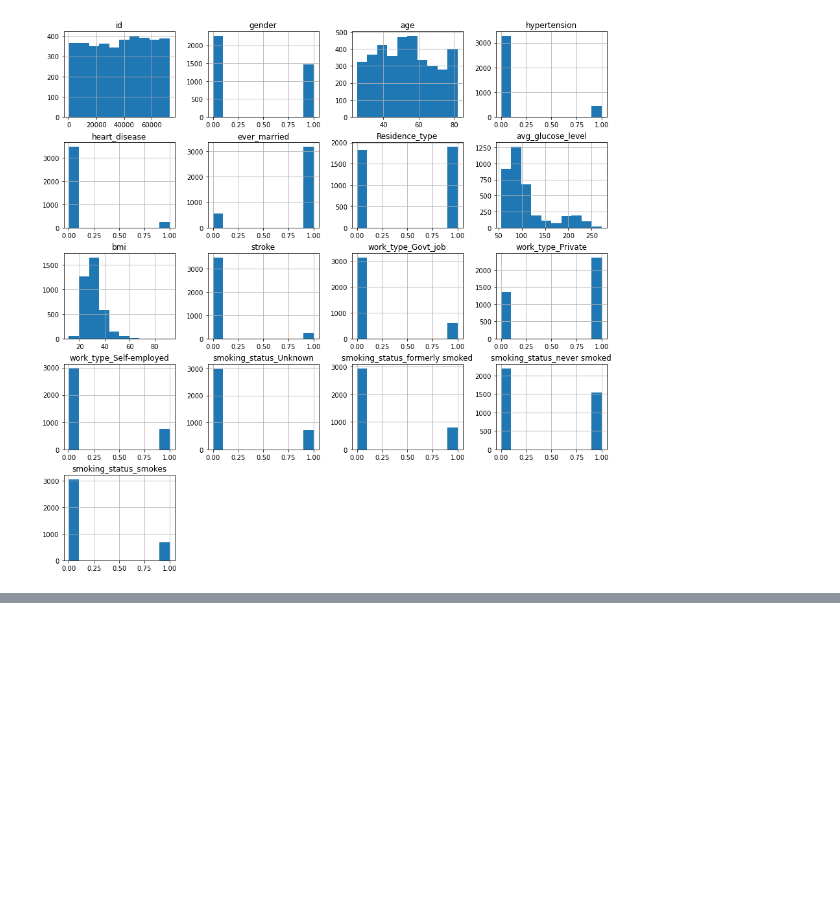
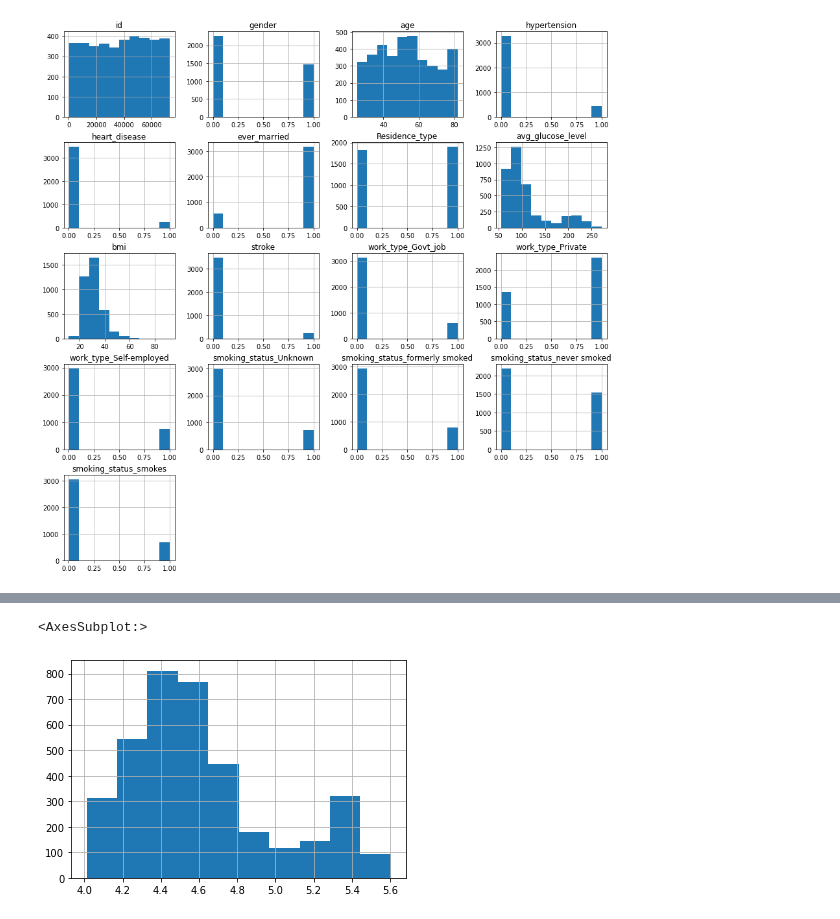
Before and after one commit to britt-emm/CGGroupProject, a Jupyter notebook: Final_Project/stroke_2nd_draft.ipynb, the cells around one changed output, grey strips where cells are left out. Cells and saved outputs as stored; diff of their text form; code cells hidden in the pictures; blank space fills up the shorter version.

```diff
--- a/Final_Project/stroke_2nd_draft.ipynb
+++ b/Final_Project/stroke_2nd_draft.ipynb
@@ -329,0 +410,5 @@ array([[<AxesSubplot:title={'center':'id'}>,
+# %%
+np.log(over_25_df['avg_glucose_level']).hist()
+# %% [output]
+<AxesSubplot:>
+[figure, added]
```
Also changed, not shown: parts of 13 cells of this notebook, 4 other files.
